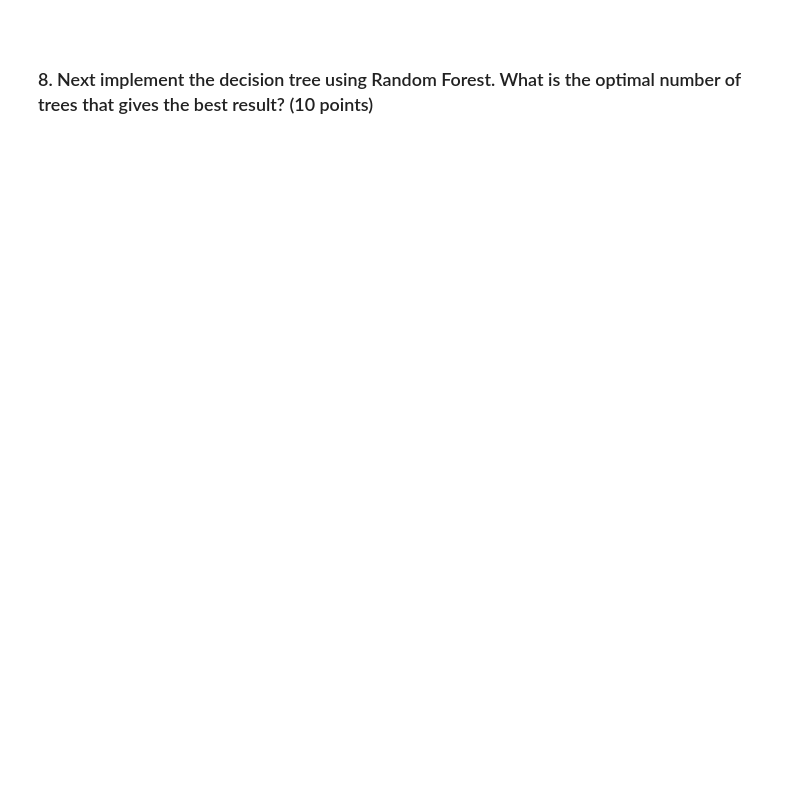
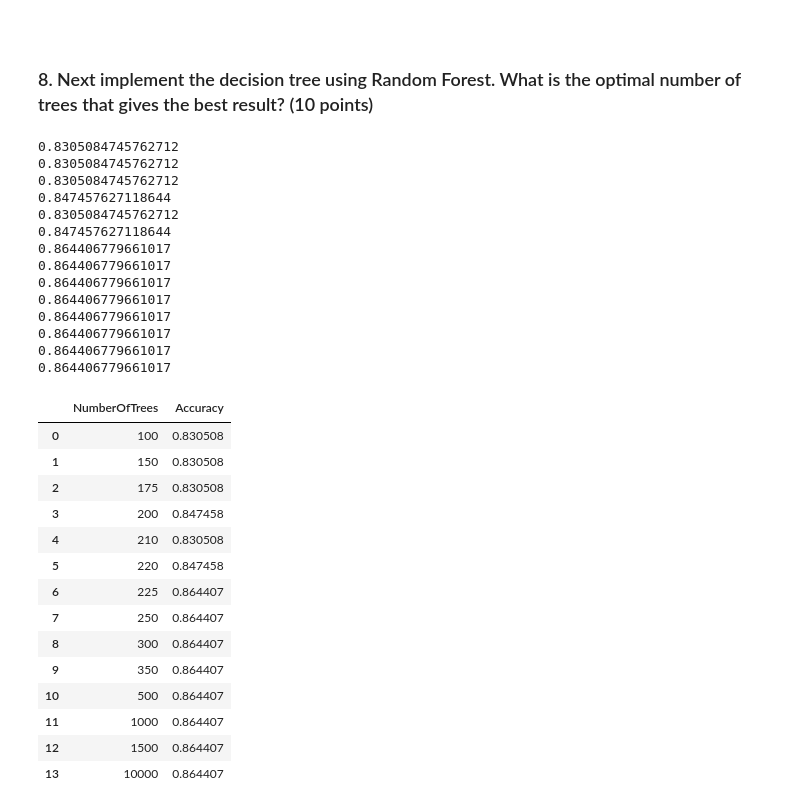
Before and after one commit to GreatLearningAIML1/chennai-aug-batch-senthilvelavan, a Jupyter notebook: EnsembleTechniques-R3-Project1/EnsembleTechniques_R3_Project1_Parkinson’s Disease.ipynb, the cells around one changed output. Drawn from its saved outputs; the diff is of its cells as text; code cells hidden in the pictures; blank space fills up the shorter version.

```diff
--- a/EnsembleTechniques-R3-Project1/EnsembleTechniques_R3_Project1_Parkinson’s Disease.ipynb
+++ b/EnsembleTechniques-R3-Project1/EnsembleTechniques_R3_Project1_Parkinson’s Disease.ipynb
@@ -523,7 +523,7 @@ spread1       0.389810
 # %%
 ## Defining the model including train_test_split in a function so that it can be invoked multiple times
 
-def model(X_func,Y_func,criteria,maxDepth,minLeaf):
+def model(X_func,Y_func,criteria,maxDepth,minLeaf,depth,accuracy_train,accuracy_test):
     X_func_train,X_func_test,Y_func_train,Y_func_test = train_test_split(X_func,Y_func,test_size=0.3,random_state=100)
 
     if(maxDepth=='None' and minLeaf=='None'):
@@ -533,6 +533,9 @@ def model(X_func,Y_func,criteria,maxDepth,minLeaf):
     elif(minLeaf != 'None'):
         dtc_func = DecisionTreeClassifier(criterion=criteria,min_samples_leaf=minLeaf)
     dtc_func.fit(X_func_train,Y_func_train)
+    depth.append(maxDepth)
+    accuracy_train.append(dtc_func.score(X_func_train,Y_func_train))
+    accuracy_test.append(dtc_func.score(X_func_test,Y_func_test))
     print('score of test data',dtc_func.score(X_func_test,Y_func_test))
     print('score of train data',dtc_func.score(X_func_train,Y_func_train))
     Y_func_pred = dtc_func.predict(X_func_test)
@@ -545,9 +548,16 @@ def model(X_func,Y_func,criteria,maxDepth,minLeaf):
 # %%
 ## Reducing the max_depth to 4 instead of the original 5
 
-Y_reg = pd_df[['status']]
-X_reg = pd_df[['MDVP:Fo(Hz)','MDVP:Shimmer','PPE','spread1']]
-model(X_reg,Y_reg,'entropy',4,'None')
-system("dot -Tpng PD_No_Yes_func.dot -o PD_No_Yes_func.png")
-Image("PD_No_Yes_func.png")
+depth=[]
+accuracy_train=[]
+accuracy_test=[]
+for x in range(1,6):
+    Y_reg = pd_df[['status']]
+    X_reg = pd_df[['MDVP:Fo(Hz)','MDVP:Shimmer','PPE','spread1']]
+    model(X_reg,Y_reg,'entropy',x,'None',depth,accuracy_train,accuracy_test)
+    ##system("dot -Tpng PD_No_Yes_func.dot -o PD_No_Yes_func.png")
+    ##Image("PD_No_Yes_func.png")
+
+report = pd.DataFrame({'depth':depth,'accuracy_train':accuracy_train,'accuracy_test':accuracy_test})
+report
 # %% [output]
@@ -609,19 +631,53 @@ Average accuracy:  0.809561403508772
 <br>
 </h3>
 # %%
-def rfc_dt(numberOfTrees,t_df):
+def rfc_dt(numberOfTrees,trees_df,treenos):
     rfc = RandomForestClassifier(n_estimators=numberOfTrees, random_state=100)
     rfc.fit(X_train,Y_train)
-    ##print('score for ',numberOfTrees,' is ',rfc.score(X_test,Y_test))
     Y_rfc_predict = rfc.predict(X_test)
     metrics.confusion_matrix(Y_test,Y_rfc_predict)
-    tree_df.append(rfc.score(X_test,Y_test))
-
-tree_df = []
-for x in range(500,650):
-    rfc_dt(x,trees_df)
-
-plt.hist(tree_df)
+    print(rfc.score(X_test,Y_test))
+    trees_df.append(rfc.score(X_test,Y_test))
+    treenos.append(treenos)
+# %%
+treenos = pd.Series([100,150,175,200,210,220,22225,250,300,350,500,1000,1500,10000])
+trees_df = []
+
+for x in treenos:
+    rfc_dt(x,trees_df,treenos)
+tree_dataframe = pd.DataFrame({'NumberOfTrees':treenos,'Accuracy':trees_df})
+tree_dataframe
+##sns.jointplot('NumberOfTrees','Accuracy',tree_dataframe)
+# %% [output]
+0.8305084745762712
+0.8305084745762712
+0.8305084745762712
+0.847457627118644
+0.8305084745762712
+0.847457627118644
+0.864406779661017
+0.864406779661017
+0.864406779661017
+0.864406779661017
+0.864406779661017
+0.864406779661017
+0.864406779661017
+0.864406779661017
+|  | NumberOfTrees | Accuracy |
+| 0 | 100 | 0.830508 |
+| 1 | 150 | 0.830508 |
+| 2 | 175 | 0.830508 |
+| 3 | 200 | 0.847458 |
+| 4 | 210 | 0.830508 |
+| 5 | 220 | 0.847458 |
+| 6 | 225 | 0.864407 |
+| 7 | 250 | 0.864407 |
+| 8 | 300 | 0.864407 |
+| 9 | 350 | 0.864407 |
+| 10 | 500 | 0.864407 |
+| 11 | 1000 | 0.864407 |
+| 12 | 1500 | 0.864407 |
+| 13 | 10000 | 0.864407 |
 # %%
 ## Analysis of accuracy score for the above models
 scoretable = {'OverfittedFewVariables':[dtc1.score(X_1_test,Y_1_test),dtc1.score(X_1_train,Y_1_train),'NA'],
```
Also changed, not shown: parts of 5 cells of this notebook.
